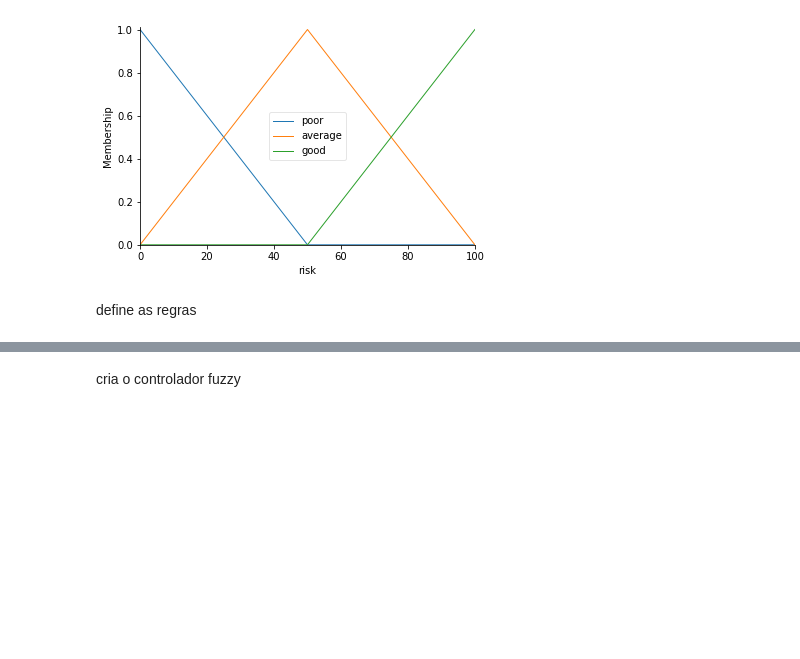
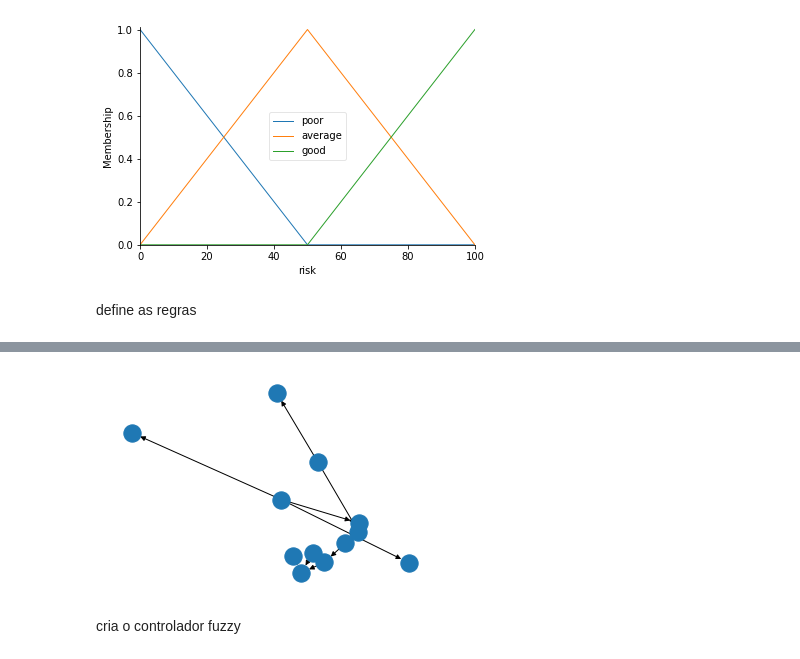
Before and after one commit to luizcartolano2/mc906, a Jupyter notebook: projeto3/fuzzy.ipynb, the cells around one changed output, grey strips where cells are left out. Drawn from its saved outputs; the diff is of its cells as text; code cells hidden in the pictures; blank space fills up the shorter version.

```diff
--- a/projeto3/fuzzy.ipynb
+++ b/projeto3/fuzzy.ipynb
@@ -371,3 +358,10 @@ plt.show()
+# %%
+rule1 = ctrl.Rule(vol['poor'] | beta['low'], risk['poor'])
+rule2 = ctrl.Rule(vol['good'] | beta['high'], risk['good'])
+rule1.view()
+plt.show()
+# %% [output]
+[figure, added]
 # %% [markdown]
 cria o controlador fuzzy
 # %%
```
Also changed, not shown: parts of 9 cells of this notebook, 1 other file.
